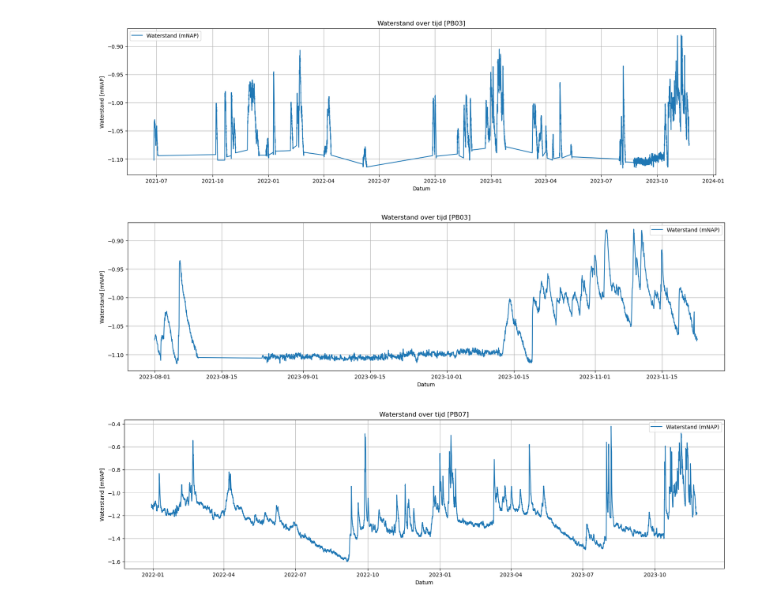
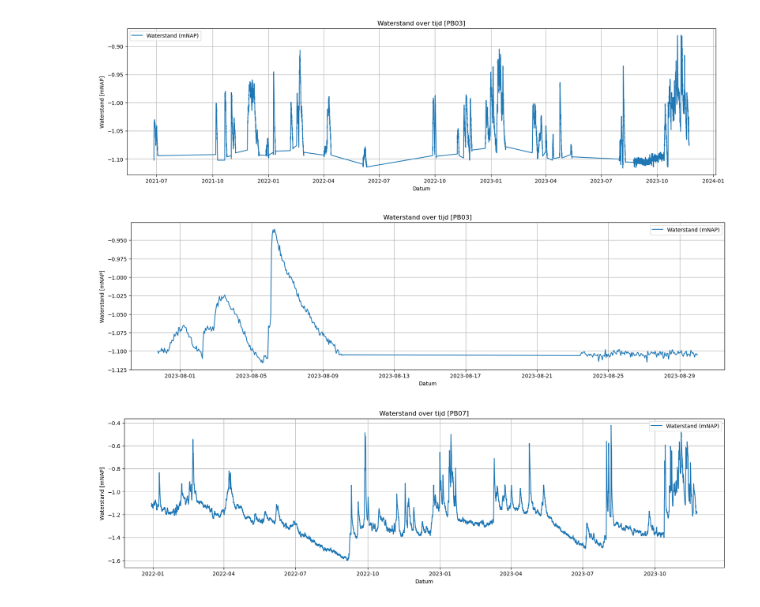
Before and after one commit to Dim277/Casus_waterbergende_weg, a Jupyter notebook: Peilbuizen_Plot.ipynb, the cells around one changed output. Saved outputs shown, nothing was run; the diff lists cells and outputs as text; code cells hidden in the pictures.

```diff
--- a/Peilbuizen_Plot.ipynb
+++ b/Peilbuizen_Plot.ipynb
@@ -82,29 +82,29 @@ plt.show()
 # %%
 import pandas as pd
 import matplotlib.pyplot as plt
 
 # Lees CSV-bestand in met puntkomma als scheidingsteken
 df_PB03 = pd.read_csv('PB03_01122020_01122023.csv', skipinitialspace=True, header=0, sep=';')
 
 # Maak een datum kolom
 df_PB03['DateTime'] = pd.to_datetime(df_PB03['result_timestamp'], format='%d-%m-%Y %H:%M')
 
 # Filter het DataFrame op het gewenste tijdsinterval (van maand 10 in 2022 tot maand 4 in 2023)
-start_date = pd.to_datetime('2023-08-01')
-end_date = pd.to_datetime('2023-11-30')
+start_date = pd.to_datetime('2023-06-01')
+end_date = pd.to_datetime('2023-08-30')
 df_filtered = df_PB03[(df_PB03['DateTime'] >= start_date) & (df_PB03['DateTime'] <= end_date)]
 
 # Plot de DateTime tegenover het water_level
 plt.figure(figsize=(20, 5))
 plt.plot(df_filtered["DateTime"], df_filtered["water_level"], label="Waterstand (mNAP)")
 plt.title("Waterstand over tijd [PB03]")
 plt.xlabel("Datum")
 plt.ylabel("Waterstand [mNAP]")
 plt.grid(True)
 plt.legend()
 plt.show()
 # %% [output]
-[figure, old version]
+[figure, new version]
 # %%
 #PB07
 # %%
```
Also changed, not shown: 2 other files.
